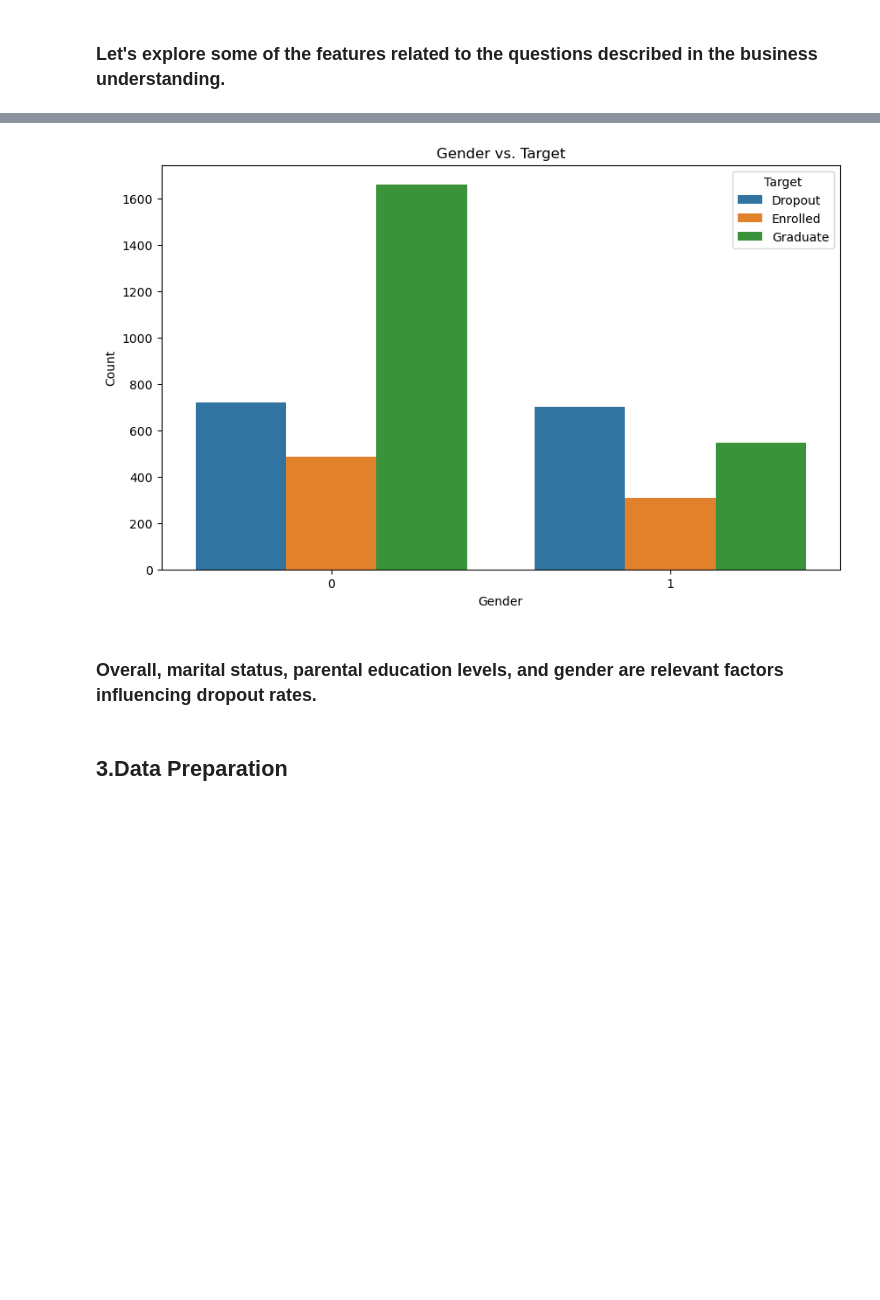
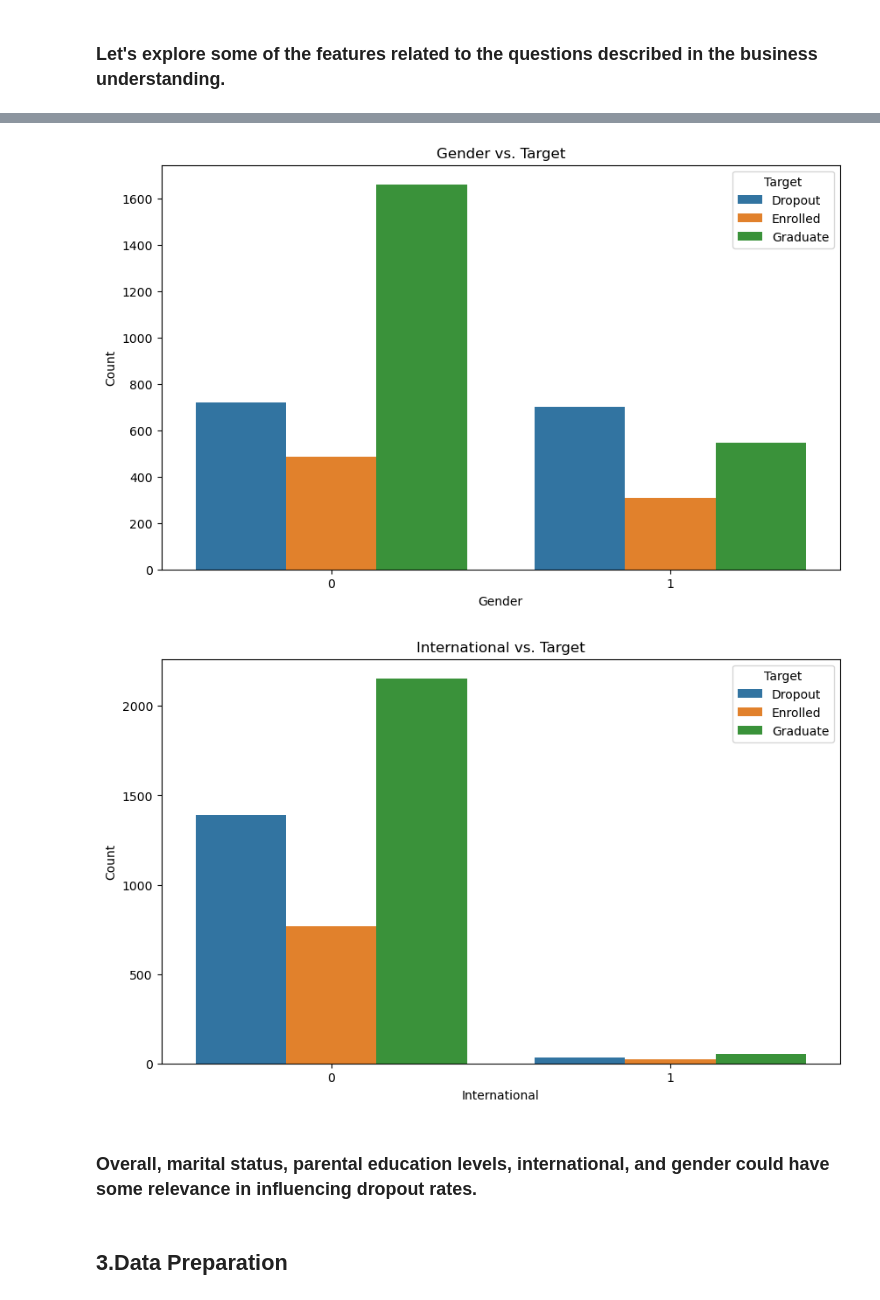
Before and after one commit to mrme77/School_DropOuts, a Jupyter notebook: Analysis.ipynb, the cells around one changed output, grey strips where cells are left out. Saved outputs shown, nothing was run; the diff lists cells and outputs as text; code cells hidden in the pictures; blank space fills up the shorter version.

```diff
--- a/Analysis.ipynb
+++ b/Analysis.ipynb
@@ -394,35 +395,48 @@ plt.xlabel("Father's Qualification")
 plt.ylabel('Count')
 plt.legend(title='Target')
 plt.show()
 
 # 3. Mother's Education vs. Target
 mother_education_table = df.groupby(["Mother's_qualification", 'Target']).size().reset_index(name='Count')
 
 plt.figure(figsize=(10, 6))
 sns.barplot(data=mother_education_table, x="Mother's_qualification", y='Count', hue='Target')
 plt.title("Mother's Education vs. Target")
 plt.xlabel("Mother's Qualification")
 plt.ylabel('Count')
 plt.legend(title='Target')
 plt.show()
 
 # 4. Gender vs. Target
 gender_table = df.groupby(['Gender', 'Target']).size().reset_index(name='Count')
 
 plt.figure(figsize=(10, 6))
 sns.barplot(data=gender_table, x='Gender', y='Count', hue='Target')
 plt.title('Gender vs. Target')
 plt.xlabel('Gender')
 plt.ylabel('Count')
 plt.legend(title='Target')
 plt.show()
+
+# 5. International Student vs. Target
+
+gender_table = df.groupby(['International', 'Target']).size().reset_index(name='Count')
+
+plt.figure(figsize=(10, 6))
+sns.barplot(data=gender_table, x='International', y='Count', hue='Target')
+plt.title('International vs. Target')
+plt.xlabel('International')
+plt.ylabel('Count')
+plt.legend(title='Target')
+plt.show()
 # %% [output]
 [figure]
 [figure]
 [figure]
 [figure]
+[figure, added]
 # %% [markdown]
-### Overall, marital status, parental education levels, and gender are relevant factors influencing dropout rates.
+### Overall, marital status, parental education levels, international, and gender could have some relevance in influencing dropout rates.
 # %% [markdown]
 ## 3.Data Preparation
 # %% [markdown]
```
Also changed, not shown: parts of 68 cells of this notebook, 1 other file.
